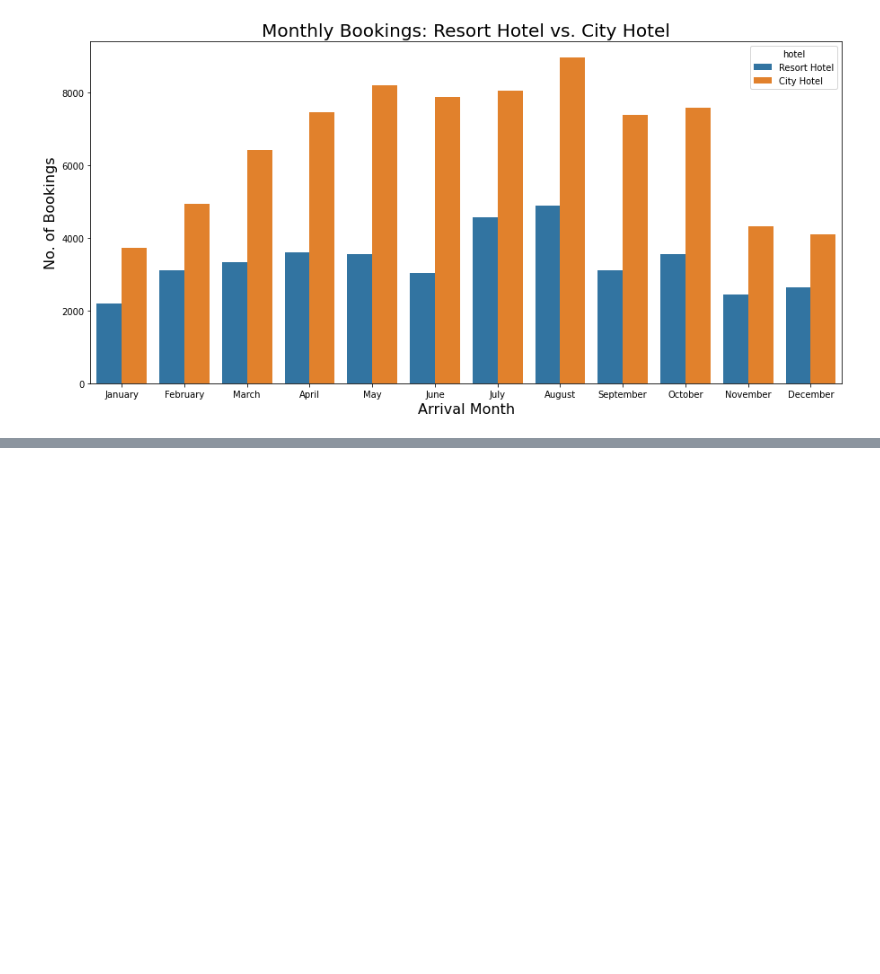
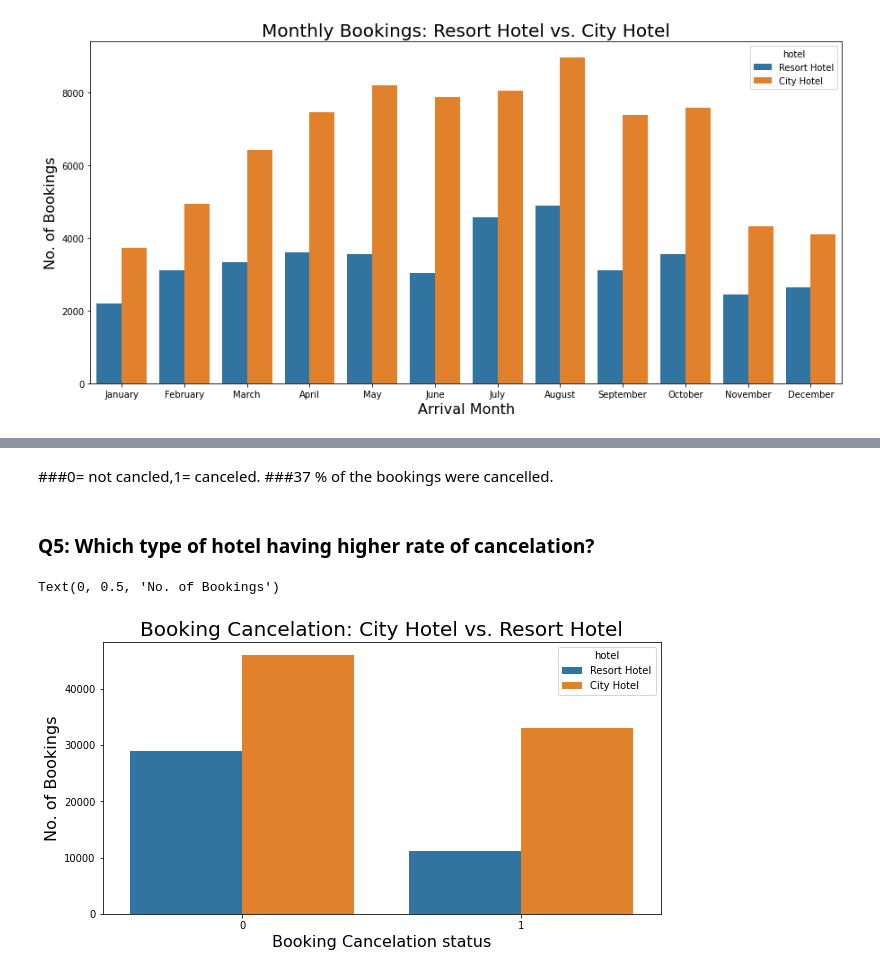
Before and after one commit to YashwantRaul/EDA-of-Hotel-booking, a Jupyter notebook: Hotel_Booking_Analysis_Capstone_Project.ipynb, the cells around one changed output, grey strips where cells are left out. Cells and saved outputs as stored; diff of their text form; code cells hidden in the pictures; blank space fills up the shorter version.

```diff
--- a/Hotel_Booking_Analysis_Capstone_Project.ipynb
+++ b/Hotel_Booking_Analysis_Capstone_Project.ipynb
@@ -214,0 +222,15 @@ The month of August saw the highest number of hotel bookings for both type of ho
+# %% [markdown]
+###0= not cancled,1= canceled.
+###37 % of the bookings were cancelled.
+# %% [markdown]
+### **Q5: Which type of hotel having higher rate of cancelation?**
+# %%
+# Canceled and Non canceled bookings for each type of hotel
+plt.rcParams['figure.figsize']= (10,5)
+sns.countplot(data = df_new, x = 'is_canceled', hue= 'hotel')
+plt.title('Booking Cancelation: City Hotel vs. Resort Hotel',fontsize=20)
+plt.xlabel('Booking Cancelation status', fontsize=16)
+plt.ylabel('No. of Bookings', fontsize=16)
+# %% [output]
+Text(0, 0.5, 'No. of Bookings')
+[figure, added]
```
Also changed, not shown: parts of 11 cells of this notebook.
